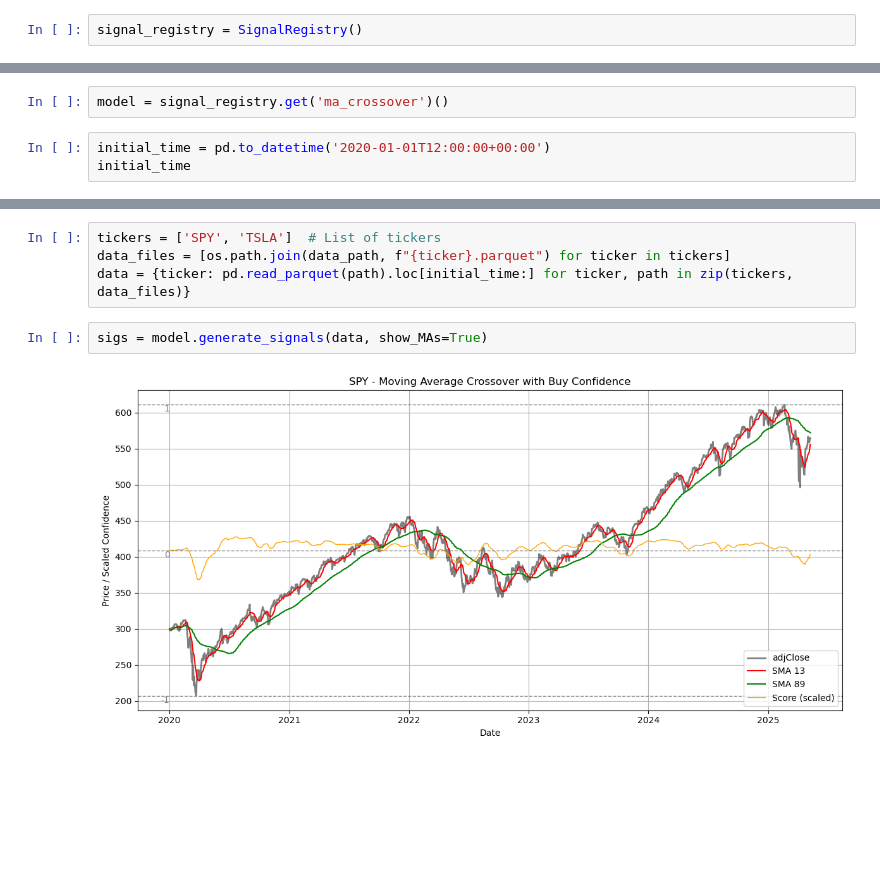
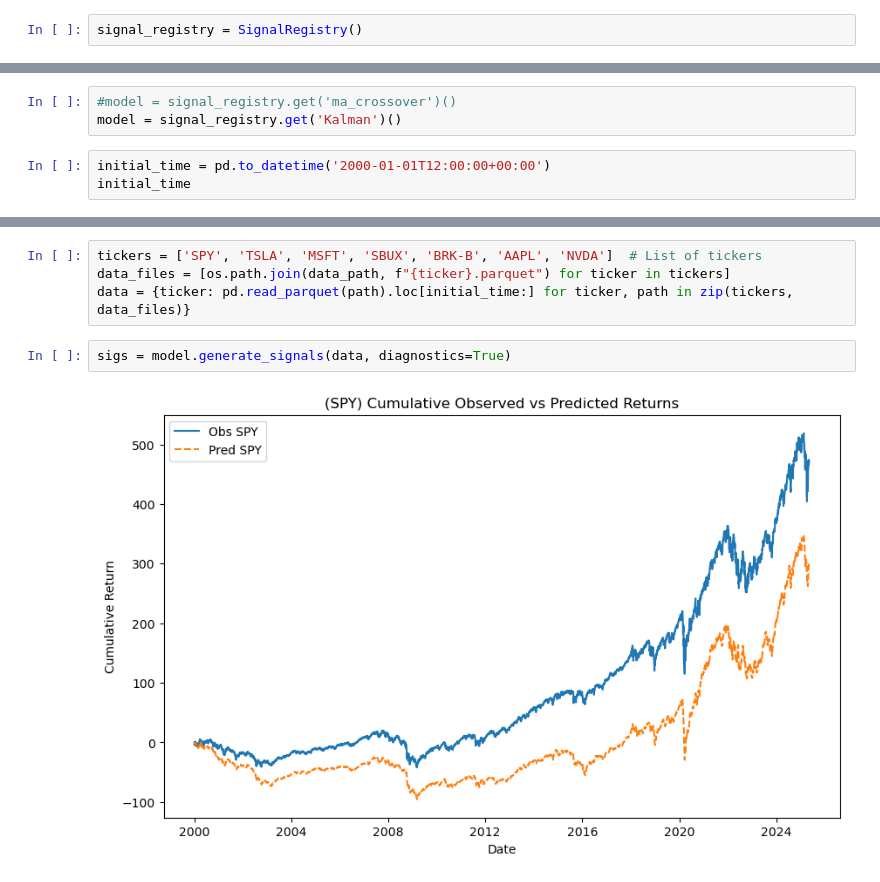
Before and after one commit to niornob/vatecas, a Jupyter notebook: src/signal_modules/signals.ipynb, the cells around one changed output, grey strips where cells are left out. Saved outputs shown, nothing was run; the diff lists cells and outputs as text; blank space fills up the shorter version.

```diff
--- a/src/signal_modules/signals.ipynb
+++ b/src/signal_modules/signals.ipynb
@@ -26,6 +26,7 @@ signal_registry.available_signals()
 # %%
-model = signal_registry.get('ma_crossover')()
+#model = signal_registry.get('ma_crossover')()
+model = signal_registry.get('Kalman')()
 # %%
-initial_time = pd.to_datetime('2020-01-01T12:00:00+00:00')
+initial_time = pd.to_datetime('2000-01-01T12:00:00+00:00')
 initial_time
 # %% [output]
@@ -33,8 +34,8 @@ Timestamp('2020-01-01 12:00:00+0000', tz='UTC')
 # %%
-tickers = ['SPY', 'TSLA']  # List of tickers
+tickers = ['SPY', 'TSLA', 'MSFT', 'SBUX', 'BRK-B', 'AAPL', 'NVDA']  # List of tickers
 data_files = [os.path.join(data_path, f"{ticker}.parquet") for ticker in tickers]
 data = {ticker: pd.read_parquet(path).loc[initial_time:] for ticker, path in zip(tickers, data_files)}
 # %%
-sigs = model.generate_signals(data, show_MAs=True)
+sigs = model.generate_signals(data, diagnostics=True)
 # %% [output]
-[figure, old version]
+[figure, new version]
```
Also changed, not shown: parts of 4 cells of this notebook, 7 other files.
